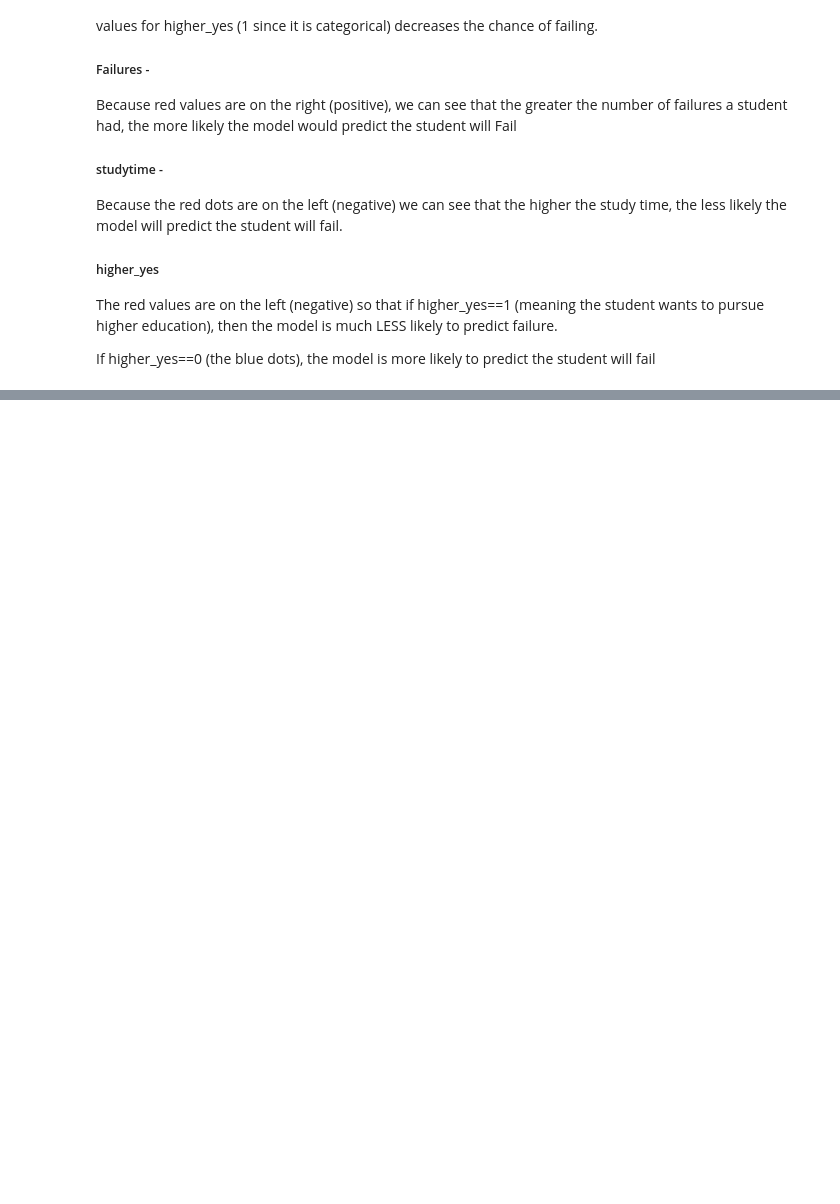
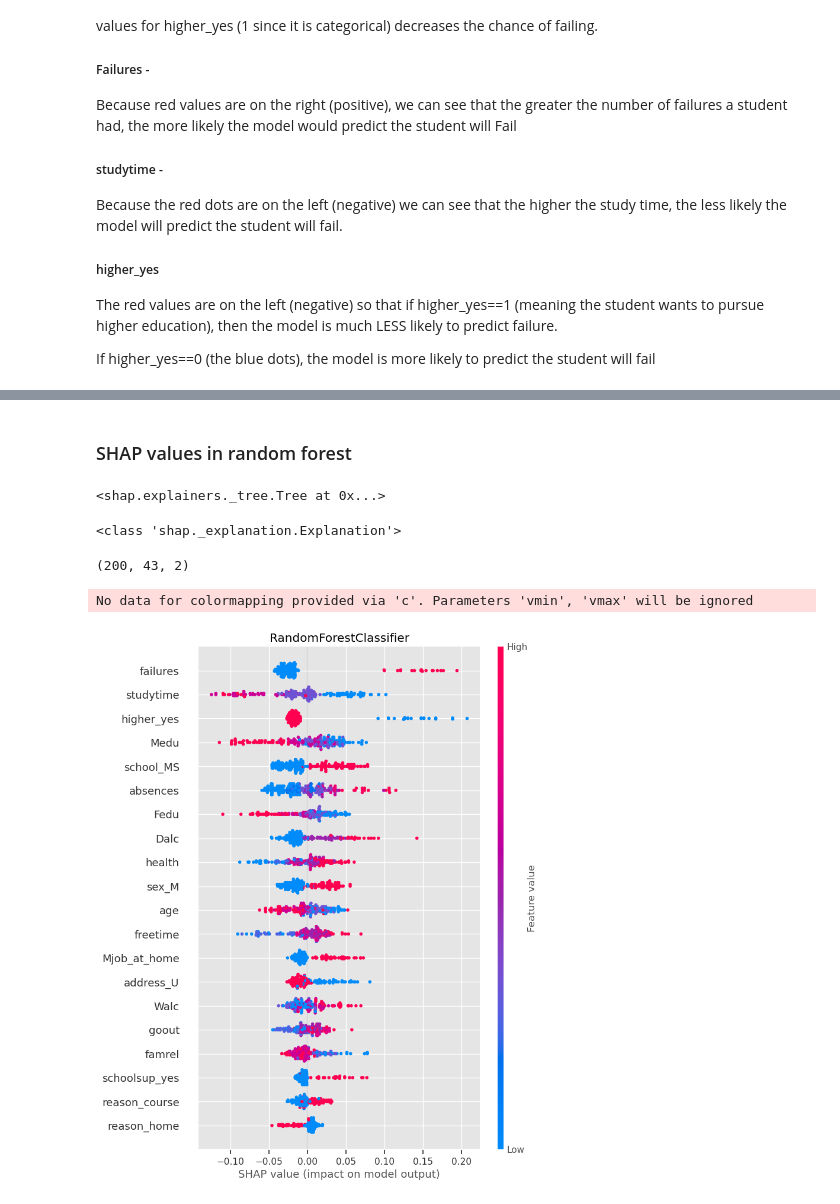
Before and after one commit to MileneCV/week17_data_visualization_Student-performance, a Jupyter notebook: From Regression to Classification.ipynb, the cells around one changed output, grey strips where cells are left out. Drawn from its saved outputs; the diff is of its cells as text; code cells hidden in the pictures; blank space fills up the shorter version.

Commit message:
SHAP

```diff
--- a/From Regression to Classification.ipynb
+++ b/From Regression to Classification.ipynb
@@ -1119,0 +1230,3 @@ The red values are on the left (negative) so that if higher_yes==1 (meaning the
+# %%
+X_shap = shap.sample(X_train_df,nsamples=200,random_state=321)
+X_shap.head()
@@ -1119,0 +1240,5 @@ The red values are on the left (negative) so that if higher_yes==1 (meaning the
+# %%
+## Match X and y for sample
+## get the corresponding y-values
+y_shap = y_train.loc[X_shap.index]
+y_shap.head()
@@ -1119,0 +1259,26 @@ The red values are on the left (negative) so that if higher_yes==1 (meaning the
+# %% [markdown]
+### SHAP values in random forest
+# %%
+## random forest
+explainer = shap.Explainer(rf_clf)
+explainer
+# %% [output]
+<shap.explainers._tree.Tree at 0x...>
+# %%
+# examine the shape of the output:
+## Getting the shap values
+shap_values = explainer(X_shap,y_shap)
+print(type(shap_values))
+shap_values.shape
+# %% [output]
+<class 'shap._explanation.Explanation'>
+(200, 43, 2)
+# %%
+## option B: saving class as separate var first
+shap_vals_1 = shap_values[:,:,1]
+fig, ax = plt.subplots()
+shap.summary_plot(shap_vals_1,features= X_shap,show=False)
+ax.set_title('RandomForestClassifier');
+# %% [output]
+No data for colormapping provided via 'c'. Parameters 'vmin', 'vmax' will be ignored
+[figure, added]
```
Also changed, not shown: parts of 36 cells of this notebook.
